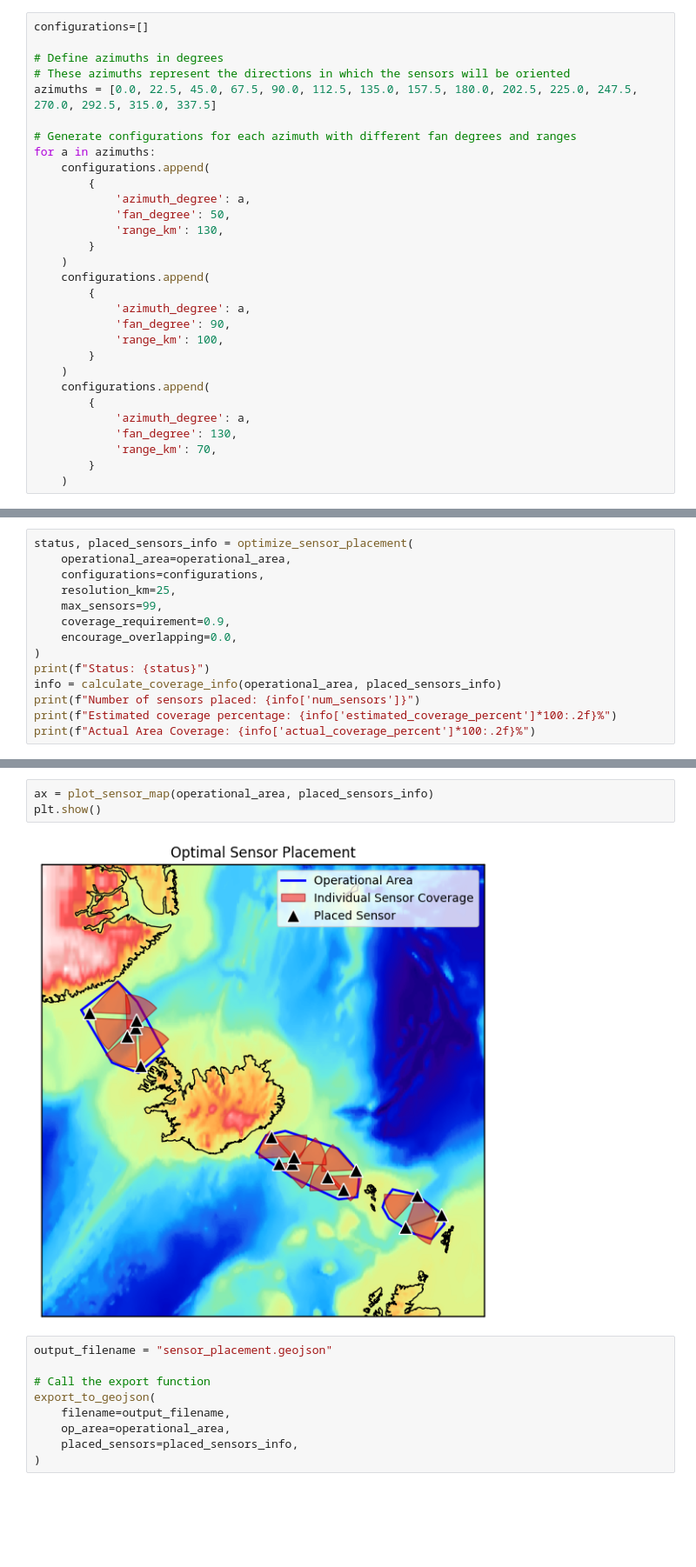
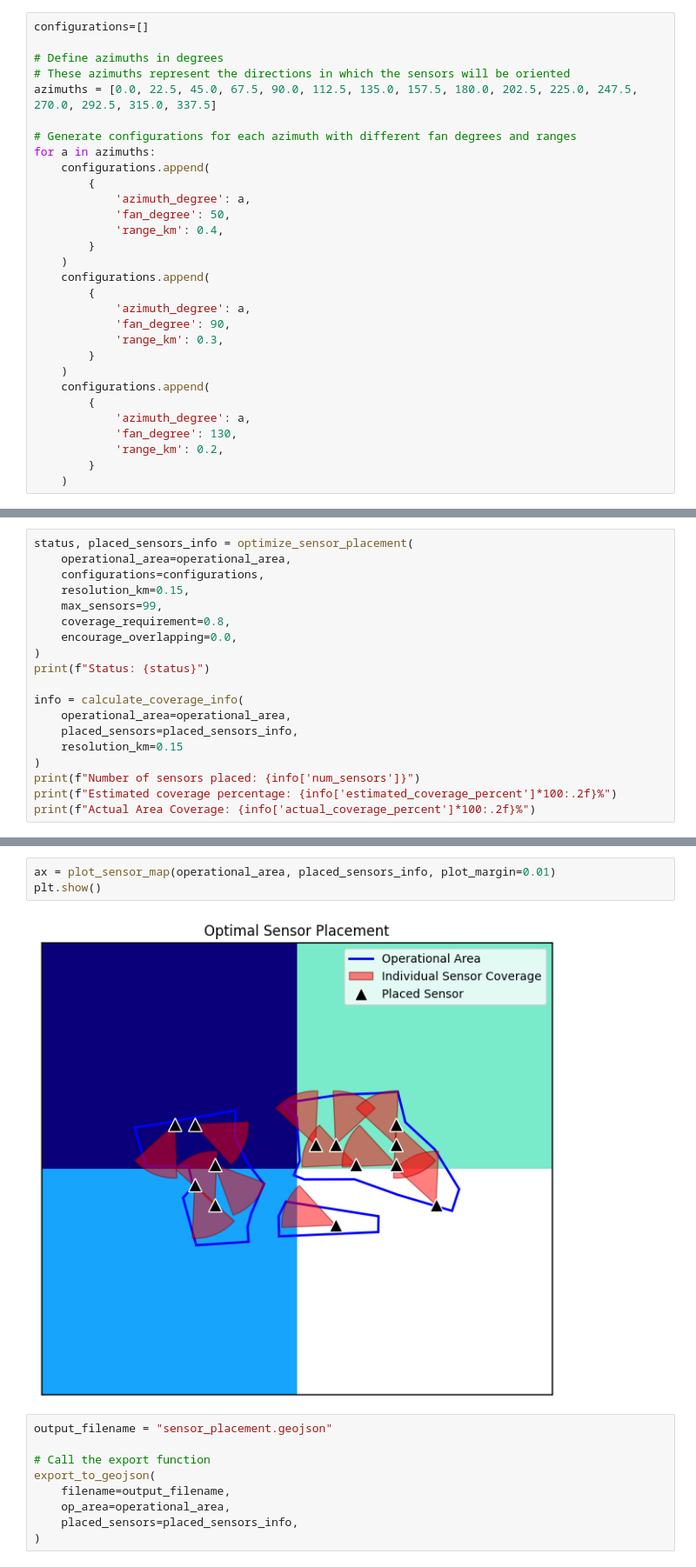
Before and after one commit to timothywong731/geospatial_optimization, a Jupyter notebook: demo.ipynb, the cells around one changed output, grey strips where cells are left out. Shown at 87% size. Cells and saved outputs as stored; diff of their text form; blank space fills up the shorter version.

```diff
--- a/demo.ipynb
+++ b/demo.ipynb
@@ -50,20 +61,20 @@ for a in azimuths:
         {
             'azimuth_degree': a,
             'fan_degree': 50,
-            'range_km': 130,
+            'range_km': 0.4,
         }
     )
     configurations.append(
         {
             'azimuth_degree': a,
             'fan_degree': 90,
-            'range_km': 100,
+            'range_km': 0.3,
         }
     )
     configurations.append(
         {
             'azimuth_degree': a,
             'fan_degree': 130,
-            'range_km': 70,
+            'range_km': 0.2,
         }
     )
@@ -131,13 +82,18 @@ for a in azimuths:
 status, placed_sensors_info = optimize_sensor_placement(
     operational_area=operational_area,
     configurations=configurations,
-    resolution_km=25,
+    resolution_km=0.15,
     max_sensors=99,
-    coverage_requirement=0.9,
+    coverage_requirement=0.8,
     encourage_overlapping=0.0,
 )
 print(f"Status: {status}")
-info = calculate_coverage_info(operational_area, placed_sensors_info)
+
+info = calculate_coverage_info(
+    operational_area=operational_area,
+    placed_sensors=placed_sensors_info,
+    resolution_km=0.15
+)
 print(f"Number of sensors placed: {info['num_sensors']}")
 print(f"Estimated coverage percentage: {info['estimated_coverage_percent']*100:.2f}%")
 print(f"Actual Area Coverage: {info['actual_coverage_percent']*100:.2f}%")
@@ -149,8 +105,8 @@ Actual Area Coverage: 75.88%
 # %%
-ax = plot_sensor_map(operational_area, placed_sensors_info)
+ax = plot_sensor_map(operational_area, placed_sensors_info, plot_margin=0.01)
 plt.show()
 # %% [output]
-[figure, old version]
+[figure, new version]
 # %%
 output_filename = "sensor_placement.geojson"
 
```
Also changed, not shown: parts of 3 cells of this notebook, 4 other files.
